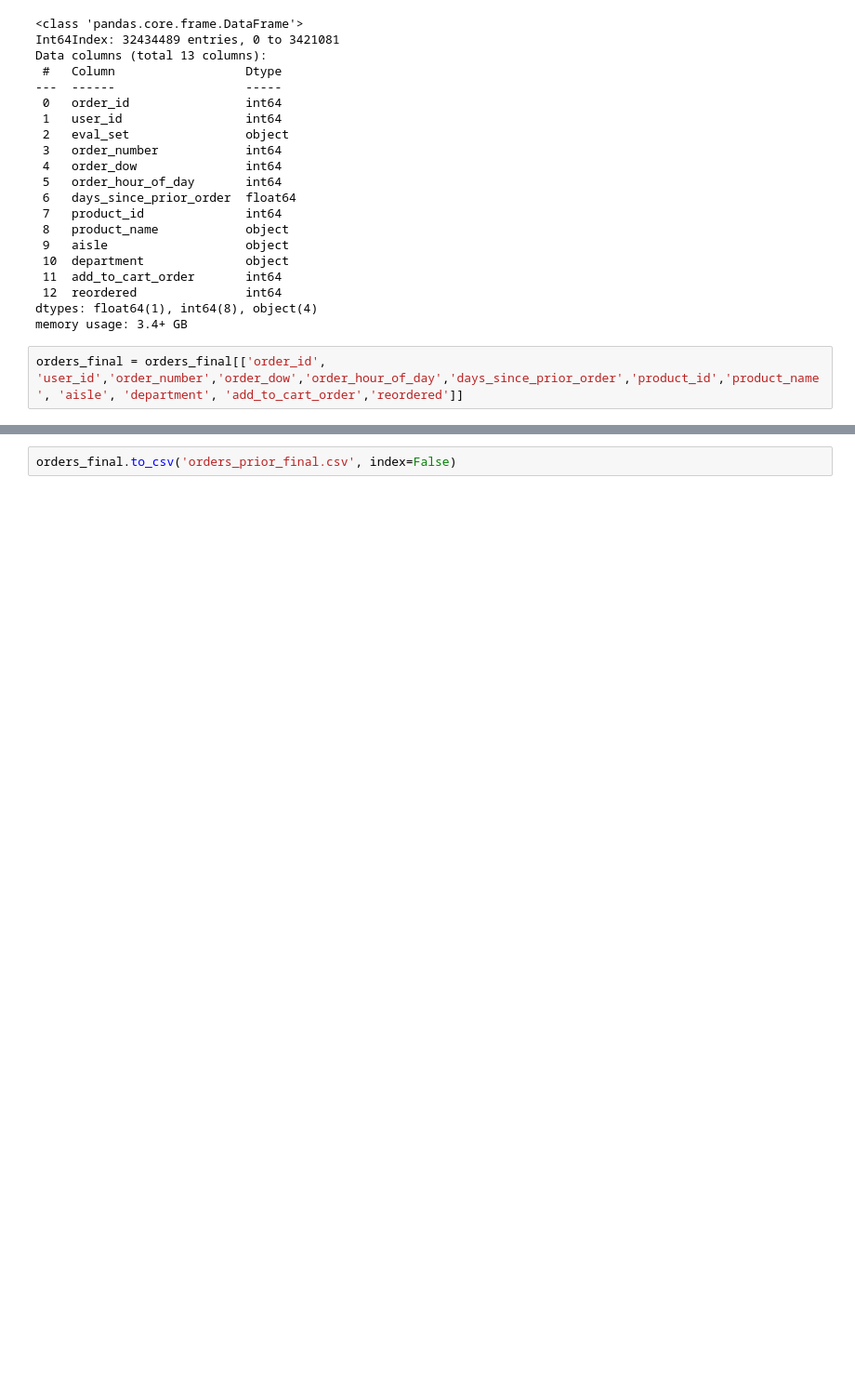
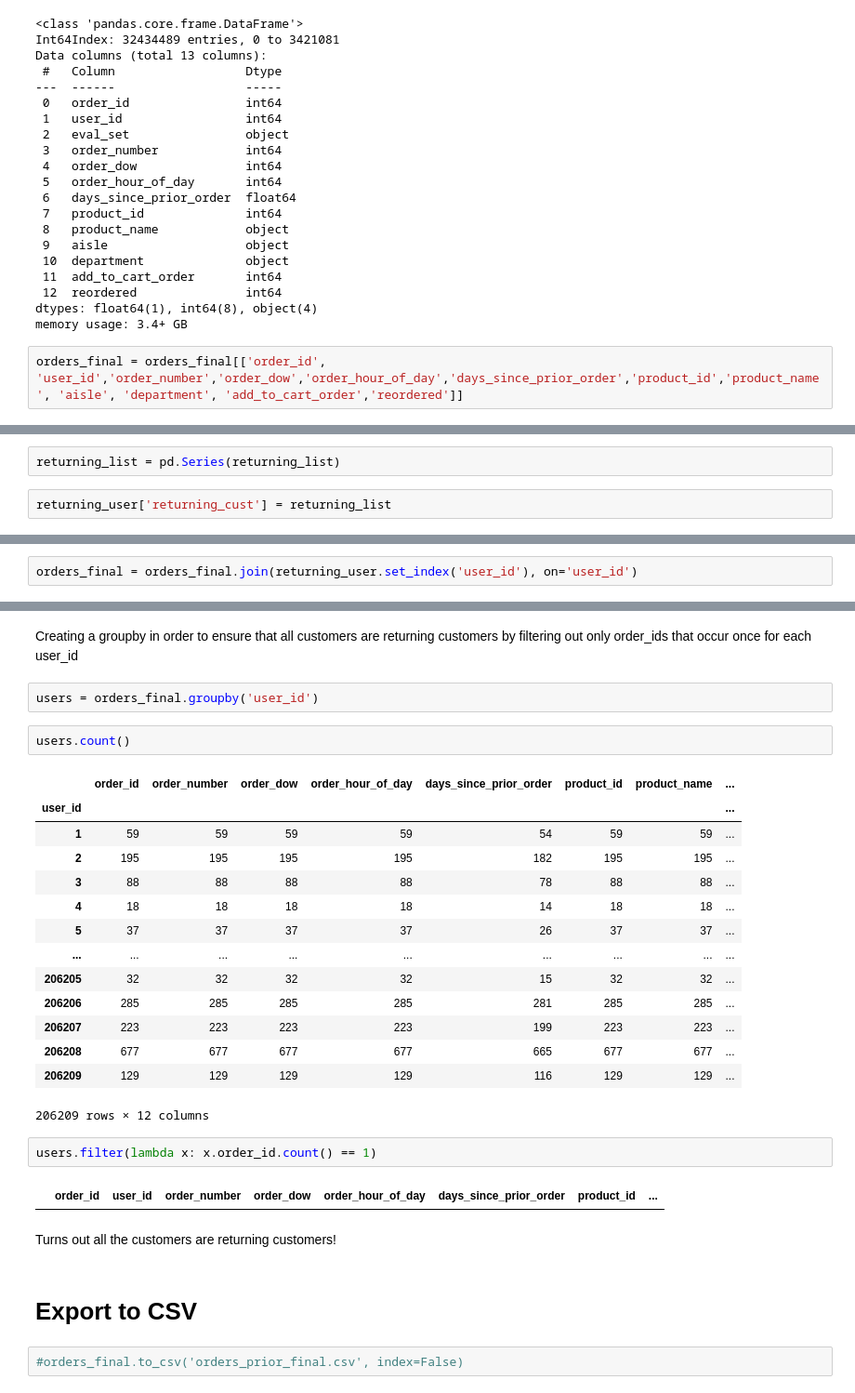
Before and after one commit to jerazo1744/JaquelinErazo-Capstone3, a Jupyter notebook: InstaCart_Capstone3.ipynb, the cells around one changed output, grey strips where cells are left out. Shown: that part at 93% size. Cells and saved outputs as stored; diff of their text form; blank space fills up the shorter version.

Commit message:
finding returning users

```diff
--- a/InstaCart_Capstone3.ipynb
+++ b/InstaCart_Capstone3.ipynb
@@ -238,0 +276,4 @@ orders_final = orders_final[['order_id', 'user_id','order_number','order_dow','o
+# %%
+returning_list = pd.Series(returning_list)
+# %%
+returning_user['returning_cust'] = returning_list
@@ -238,0 +296,2 @@ orders_final = orders_final[['order_id', 'user_id','order_number','order_dow','o
+# %%
+orders_final = orders_final.join(returning_user.set_index('user_id'), on='user_id')
@@ -239,2 +341,31 @@ orders_final = orders_final[['order_id', 'user_id','order_number','order_dow','o
+# %% [markdown]
+Creating a groupby in order to ensure that all customers are returning customers by filtering out only order_ids that occur once for each user_id
+# %%
+users = orders_final.groupby('user_id')
+# %%
+users.count()
+# %% [output]
+|  | order_id | order_number | order_dow | order_hour_of_day | days_since_prior_order | product_id | product_name | ... |
+| user_id |  |  |  |  |  |  |  | ... |
+| 1 | 59 | 59 | 59 | 59 | 54 | 59 | 59 | ... |
+| 2 | 195 | 195 | 195 | 195 | 182 | 195 | 195 | ... |
+| 3 | 88 | 88 | 88 | 88 | 78 | 88 | 88 | ... |
+| 4 | 18 | 18 | 18 | 18 | 14 | 18 | 18 | ... |
+| 5 | 37 | 37 | 37 | 37 | 26 | 37 | 37 | ... |
+| ... | ... | ... | ... | ... | ... | ... | ... | ... |
+| 206205 | 32 | 32 | 32 | 32 | 15 | 32 | 32 | ... |
+| 206206 | 285 | 285 | 285 | 285 | 281 | 285 | 285 | ... |
+| 206207 | 223 | 223 | 223 | 223 | 199 | 223 | 223 | ... |
+| 206208 | 677 | 677 | 677 | 677 | 665 | 677 | 677 | ... |
+| 206209 | 129 | 129 | 129 | 129 | 116 | 129 | 129 | ... |
+206209 rows × 12 columns
+# %%
+users.filter(lambda x: x.order_id.count() == 1)
+# %% [output]
+|  | order_id | user_id | order_number | order_dow | order_hour_of_day | days_since_prior_order | product_id | ... |
+# %% [markdown]
+Turns out all the customers are returning customers!
+# %% [markdown]
+# Export to CSV
 # %%
-orders_final.to_csv('orders_prior_final.csv', index=False)
+#orders_final.to_csv('orders_prior_final.csv', index=False)
```
Also changed, not shown: parts of 17 cells of this notebook.
